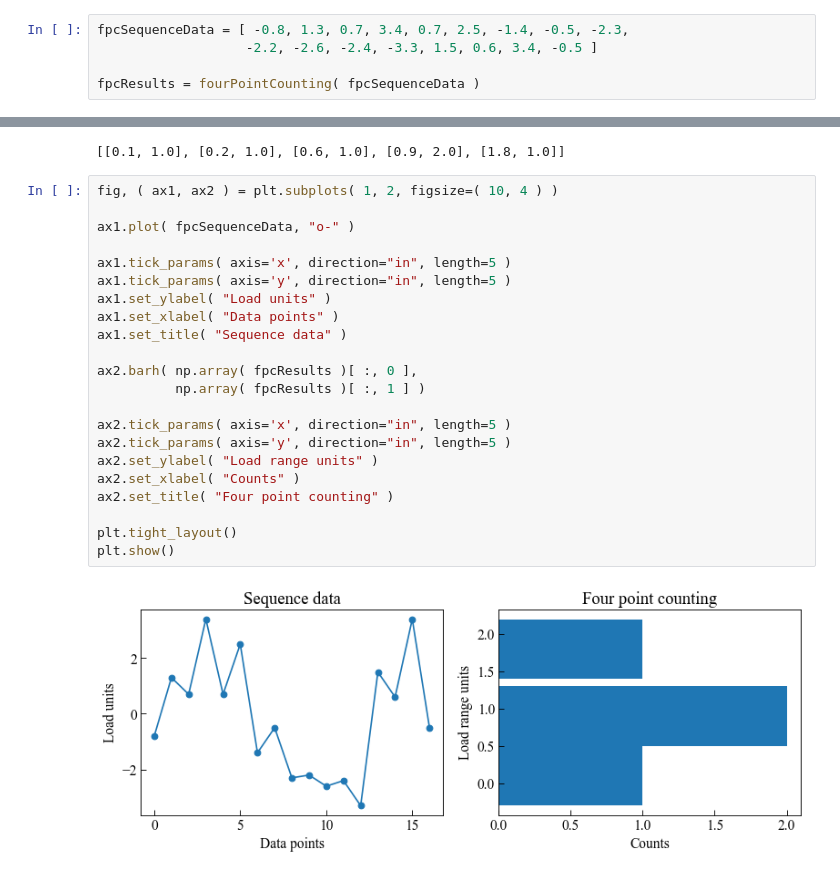
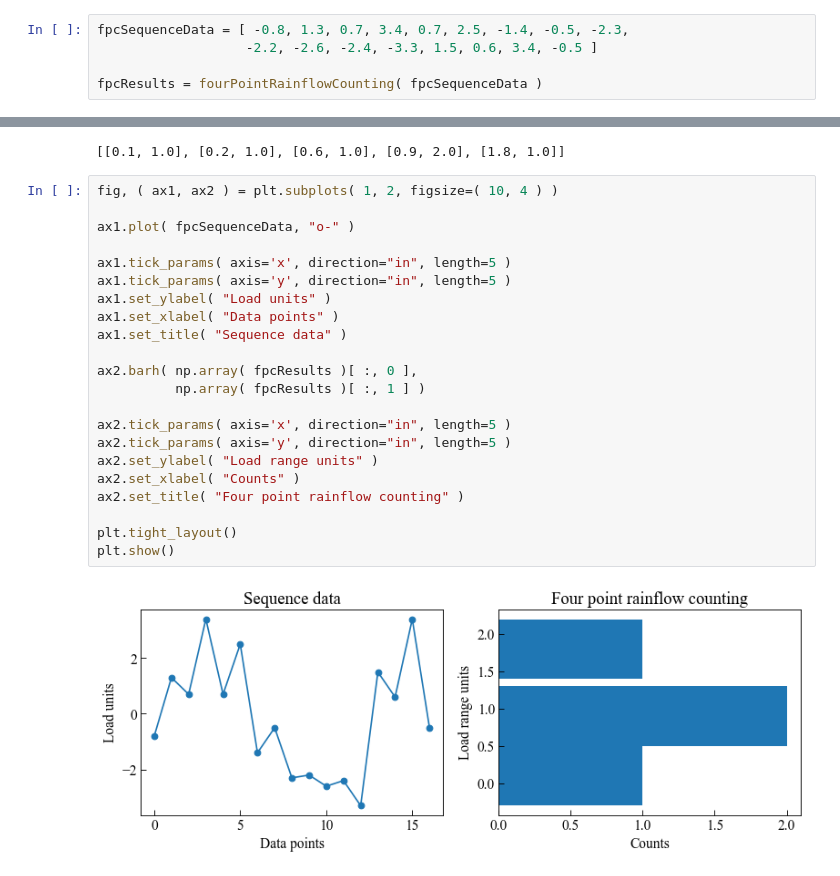
Before and after one commit to dpzhuX/ffpack, a Jupyter notebook: docs/source/load correction and counting.ipynb, the cells around one changed output, grey strips where cells are left out. Saved outputs shown, nothing was run; the diff lists cells and outputs as text.

Commit message:
rename to fourPointRainflowCounting

```diff
--- a/docs/source/load correction and counting.ipynb
+++ b/docs/source/load correction and counting.ipynb
@@ -744,7 +744,7 @@ fourPointCounting(data, aggregate=True)
 fpcSequenceData = [ -0.8, 1.3, 0.7, 3.4, 0.7, 2.5, -1.4, -0.5, -2.3,
                    -2.2, -2.6, -2.4, -3.3, 1.5, 0.6, 3.4, -0.5 ]
 
-fpcResults = fourPointCounting( fpcSequenceData )
+fpcResults = fourPointRainflowCounting( fpcSequenceData )
 # %%
 print( fpcResults )
 # %% [output]
@@ -752,24 +752,24 @@ print( fpcResults )
 # %%
 fig, ( ax1, ax2 ) = plt.subplots( 1, 2, figsize=( 10, 4 ) )
 
 ax1.plot( fpcSequenceData, "o-" )
 
 ax1.tick_params( axis='x', direction="in", length=5 )
 ax1.tick_params( axis='y', direction="in", length=5 )
 ax1.set_ylabel( "Load units" )
 ax1.set_xlabel( "Data points" )
 ax1.set_title( "Sequence data" )
 
 ax2.barh( np.array( fpcResults )[ :, 0 ],
           np.array( fpcResults )[ :, 1 ] )
 
 ax2.tick_params( axis='x', direction="in", length=5 )
 ax2.tick_params( axis='y', direction="in", length=5 )
 ax2.set_ylabel( "Load range units" )
 ax2.set_xlabel( "Counts" )
-ax2.set_title( "Four point counting" )
+ax2.set_title( "Four point rainflow counting" )
 
 plt.tight_layout()
 plt.show()
 # %% [output]
-[figure, old version]
+[figure, new version]
```
Also changed, not shown: parts of 2 cells of this notebook, 3 other files.
